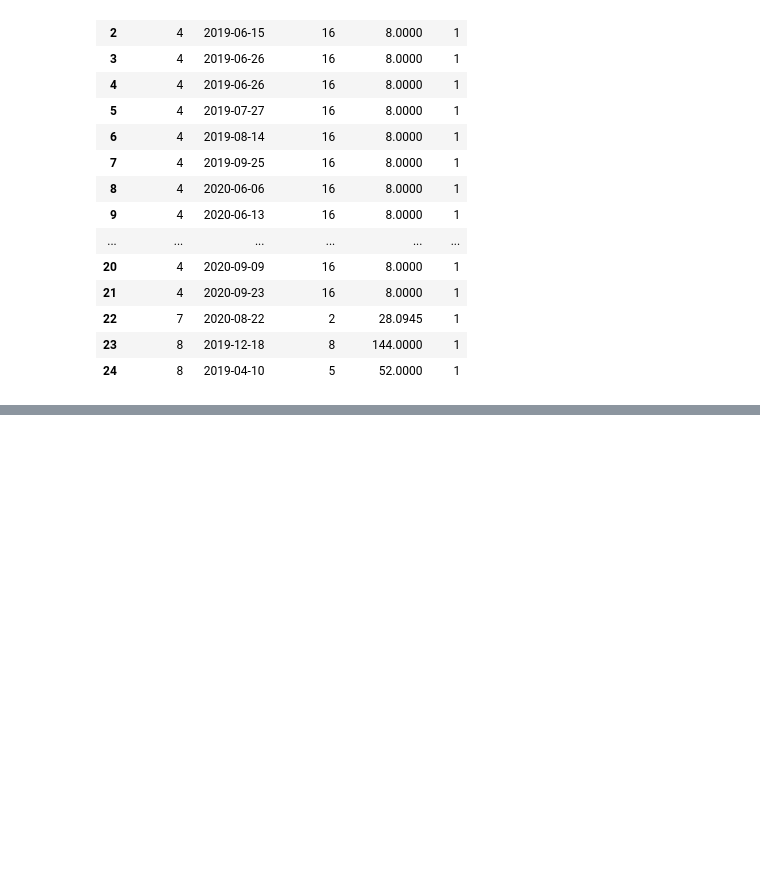
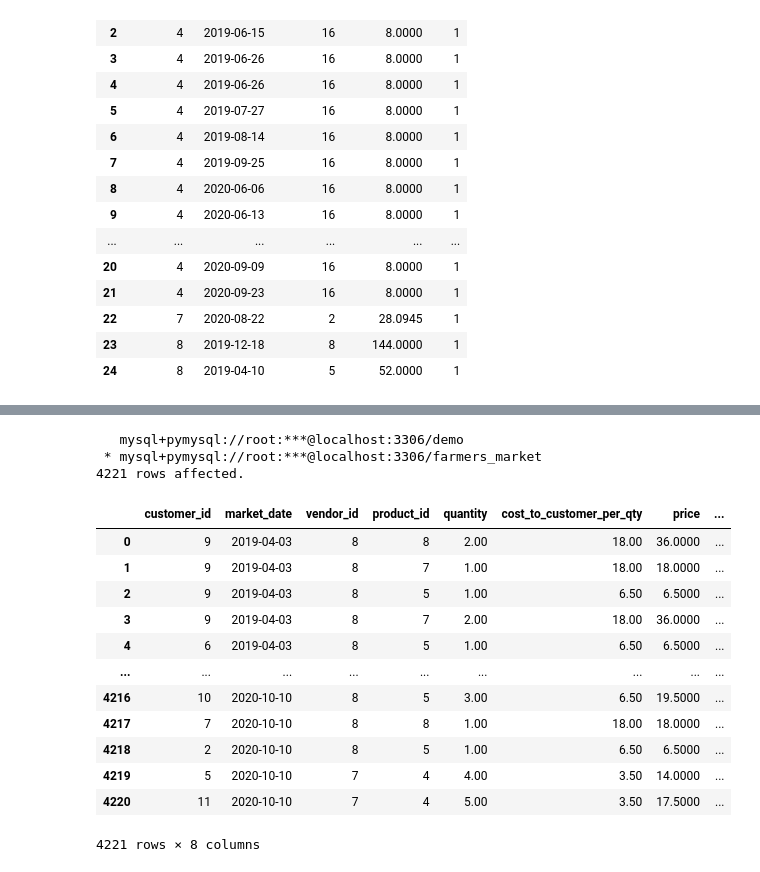
Before and after one commit to KunalNeon/SQL-For-Data-Scientist, a Jupyter notebook: sql.ipynb, the cells around one changed output, grey strips where cells are left out. Cells and saved outputs as stored; diff of their text form; code cells hidden in the pictures; blank space fills up the shorter version.

```diff
--- a/sql.ipynb
+++ b/sql.ipynb
@@ -1347,0 +1475,30 @@ where x.rank=1
+# %%
+query27='''
+SELECT customer_id,
+      market_date,
+      vendor_id,
+      product_id,
+      quantity,cost_to_customer_per_qty,
+      quantity * cost_to_customer_per_qty AS price,
+      SUM(quantity * cost_to_customer_per_qty) OVER (ORDER BY market_date,
+  transaction_time, customer_id, product_id) AS running_total_purchases
+  FROM farmers_market.customer_purchases
+  '''
+%sql $query27
+# %% [output]
+   mysql+pymysql://root:***@localhost:3306/demo
+ * mysql+pymysql://root:***@localhost:3306/farmers_market
+4221 rows affected.
+|  | customer_id | market_date | vendor_id | product_id | quantity | cost_to_customer_per_qty | price | ... |
+| 0 | 9 | 2019-04-03 | 8 | 8 | 2.00 | 18.00 | 36.0000 | ... |
+| 1 | 9 | 2019-04-03 | 8 | 7 | 1.00 | 18.00 | 18.0000 | ... |
+| 2 | 9 | 2019-04-03 | 8 | 5 | 1.00 | 6.50 | 6.5000 | ... |
+| 3 | 9 | 2019-04-03 | 8 | 7 | 2.00 | 18.00 | 36.0000 | ... |
+| 4 | 6 | 2019-04-03 | 8 | 5 | 1.00 | 6.50 | 6.5000 | ... |
+| ... | ... | ... | ... | ... | ... | ... | ... | ... |
+| 4216 | 10 | 2020-10-10 | 8 | 5 | 3.00 | 6.50 | 19.5000 | ... |
+| 4217 | 7 | 2020-10-10 | 8 | 8 | 1.00 | 18.00 | 18.0000 | ... |
+| 4218 | 2 | 2020-10-10 | 8 | 5 | 1.00 | 6.50 | 6.5000 | ... |
+| 4219 | 5 | 2020-10-10 | 7 | 4 | 4.00 | 3.50 | 14.0000 | ... |
+| 4220 | 11 | 2020-10-10 | 7 | 4 | 5.00 | 3.50 | 17.5000 | ... |
+4221 rows × 8 columns
```
Also changed, not shown: parts of 8 cells of this notebook.
